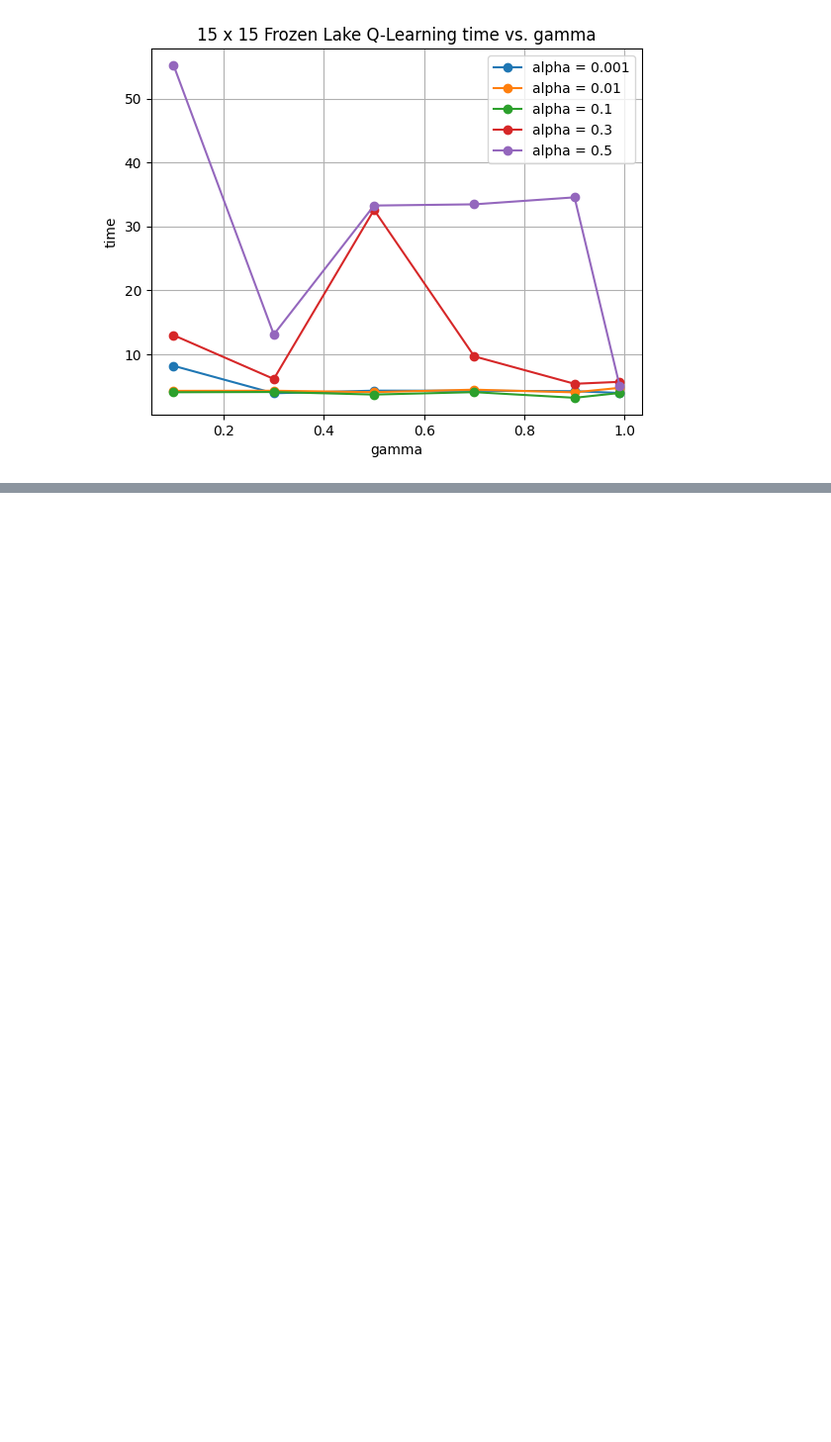
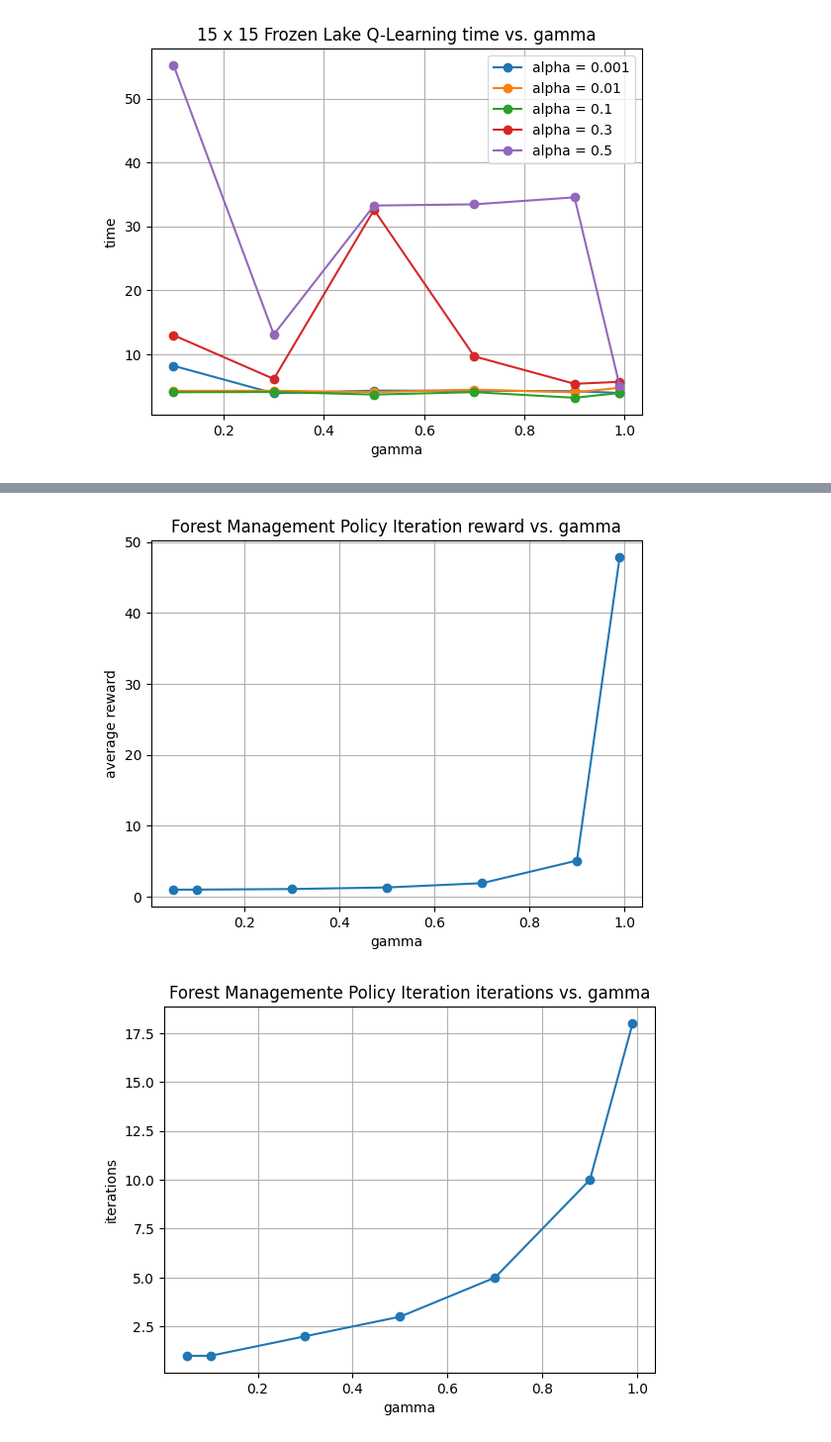
Before and after one commit to jay-kj-woo/CS7641, a Jupyter notebook: CS7641_MarkovDecisionProcesses.ipynb, the cells around one changed output, grey strips where cells are left out. Shown at 99% size. Cells and saved outputs as stored; diff of their text form; code cells hidden in the pictures; blank space fills up the shorter version.

```diff
--- a/CS7641_MarkovDecisionProcesses.ipynb
+++ b/CS7641_MarkovDecisionProcesses.ipynb
@@ -1168,0 +1476,17 @@ plt.show()
+# %%
+P, R = mdptoolbox.example.forest(S=900)
+
+time_array = []
+reward_array = []
+iter_array = []
+
+gamma = [0.05, 0.1, 0.3, 0.5, 0.7, 0.9, 0.99]
+eps = [0.1, 0.001, 0.0001, 0.00001, 0.000001]
+
+for g in gamma:
+    pi = hiive.mdptoolbox.mdp.PolicyIteration(P, R, gamma = g,  max_iter = 2000)
+    pi.setVerbose()
+    pi.run()
+    reward_array.append(np.mean(pi.V))
+    iter_array.append(pi.iter)
+    time_array.append(pi.time)
@@ -1168,0 +1511,27 @@ plt.show()
+# %%
+plt.rcdefaults()
+plt.plot(gamma,  reward_array, marker = 'o')
+plt.title("Forest Management Policy Iteration reward vs. gamma")
+plt.xlabel("gamma")
+plt.ylabel("average reward")
+plt.grid(True)
+plt.show()
+
+plt.rcdefaults()
+plt.plot(gamma,  iter_array,  marker = 'o')
+plt.title("Forest Managemente Policy Iteration iterations vs. gamma")
+plt.xlabel("gamma")
+plt.ylabel("iterations")
+plt.grid(True)
+plt.show()
+
+plt.rcdefaults()
+plt.plot(gamma,  time_array, marker = 'o')
+plt.title("Forest Management Policy Iteration time vs. gamma")
+plt.xlabel("gamma")
+plt.ylabel("time")
+plt.grid(True)
+plt.show()
+# %% [output]
+[figure, added]
+[figure, added]
```
Also changed, not shown: parts of 30 cells of this notebook.
